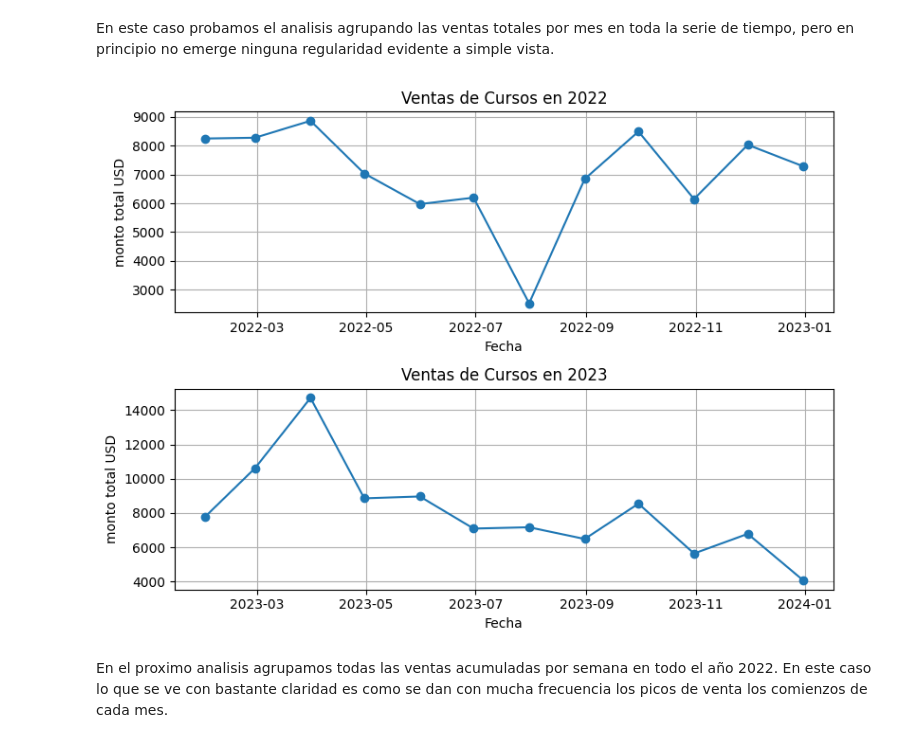
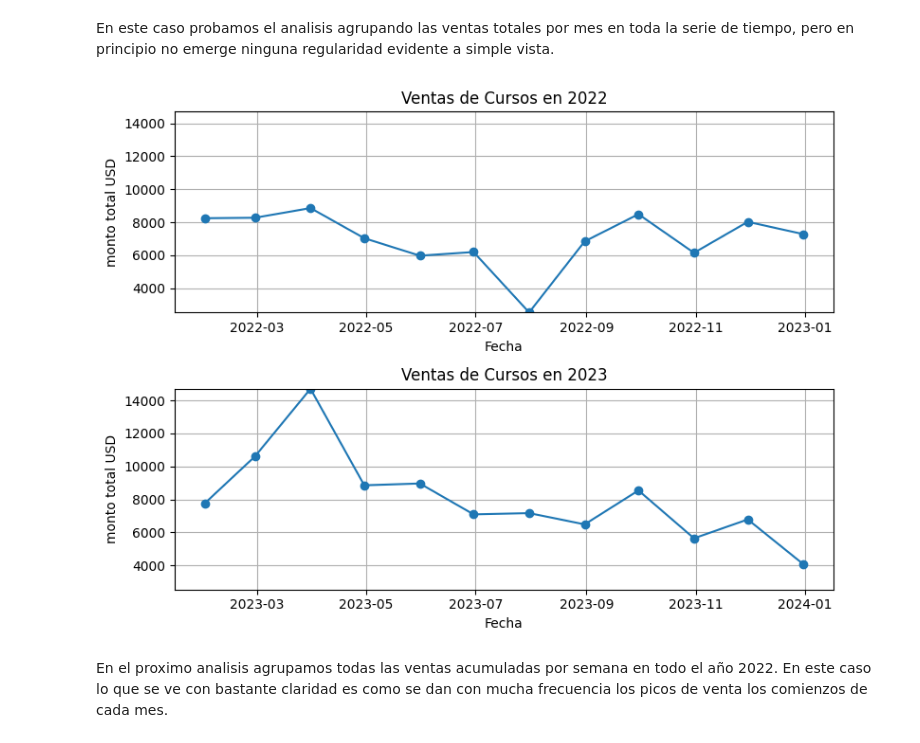
Before and after one commit to jpgomz/mentoria-diplodatos-2024-analisis-cursos-previsionales, a Jupyter notebook: ayvd.ipynb, the cells around one changed output. Saved outputs shown, nothing was run; the diff lists cells and outputs as text; code cells hidden in the pictures.

```diff
--- a/ayvd.ipynb
+++ b/ayvd.ipynb
@@ -222,29 +222,36 @@ En este caso probamos el analisis agrupando las ventas totales por mes en toda l
 # %%
 # Filtrar los datos por año
 df_2022 = df_merged.loc['2022', 'monto total USD'].resample('M').sum()
 df_2023 = df_merged.loc['2023', 'monto total USD'].resample('M').sum()
 
 # Crear los subplots
 fig, axes = plt.subplots(2, 1, figsize=(8, 6))
 
 # Graficar datos de 2022
 axes[0].plot(df_2022, marker='o', linestyle='-')
 axes[0].set_title('Ventas de Cursos en 2022')
 
 # Graficar datos de 2023
 axes[1].plot(df_2023, marker='o', linestyle='-')
 axes[1].set_title('Ventas de Cursos en 2023')
 
+# Encontrar los límites del eje y que abarcan ambos plots
+min_y = min(df_2022.min(), df_2023.min())
+max_y = max(df_2022.max(), df_2023.max())
+
 # Etiquetas y formato
 for ax in axes:
     ax.set_xlabel('Fecha')
     ax.set_ylabel('monto total USD')
     ax.grid(True)
 
+    # Establecer los mismos límites del eje y en ambos subplots
+    ax.set_ylim(min_y, max_y)
+
 plt.tight_layout()
 plt.show()
 # %% [output]
-[figure, old version]
+[figure, new version]
 # %% [markdown]
 En el proximo analisis agrupamos todas las ventas acumuladas por semana en todo el año 2022. En este caso lo que se ve con bastante claridad es como se dan con mucha frecuencia los picos de venta los comienzos de cada mes.
 # %%
```
Also changed, not shown: parts of 1 cell of this notebook.
